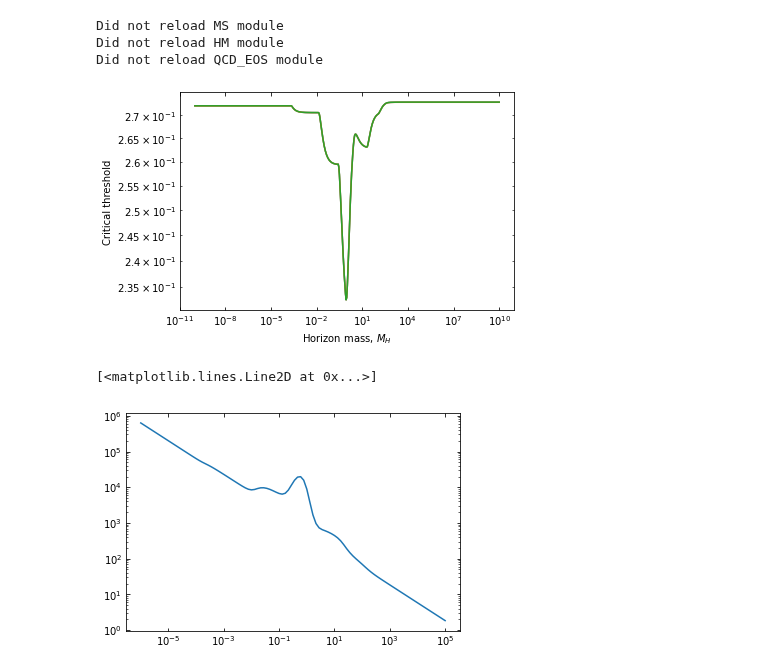
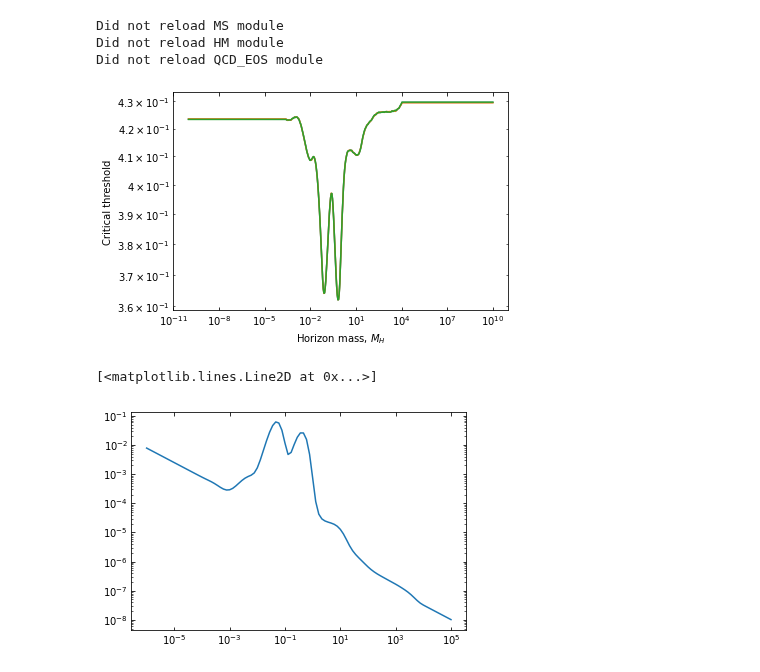
Before and after one commit to jbmertens/criticalcollapse, a Jupyter notebook: PBH_massfraction.ipynb, the cells around one changed output. Drawn from its saved outputs; the diff is of its cells as text; code cells hidden in the pictures.

```diff
--- a/PBH_massfraction.ipynb
+++ b/PBH_massfraction.ipynb
@@ -44,37 +44,37 @@ Did not reload HM module
 Did not reload QCD_EOS module
 # %%
 #obtaining deltac and density values
-combineddata = np.loadtxt("critical_point_bounds.dat")
+combineddata = np.loadtxt("updated_critical_data_wonethird.dat")
 
 combineddata = combineddata[combineddata[:, 0].argsort()]
 deltac = (combineddata[:,1] + combineddata[:,2]) / 2
 deltac_up = combineddata[:,1]
 deltac_low = combineddata[:,2]
 rho = combineddata[:,0]
 
 T = qcd.TofRho(rho)
 Mhorizon = qcd.MH(T)
 
 Order = Mhorizon.argsort()
 Mhorizon = Mhorizon[Order]
 deltac = deltac[Order]
 deltac = interp.InterpolatedUnivariateSpline(Mhorizon, deltac, ext = 3)
 deltac_up = deltac_up[Order]
 deltac_up = interp.InterpolatedUnivariateSpline(Mhorizon, deltac_up, ext = 3)
 deltac_low = deltac_low[Order]
 deltac_low = interp.InterpolatedUnivariateSpline(Mhorizon, deltac_low, ext = 3)
 
 MH_grid = np.logspace(-10,10,500)
 
 plt.loglog(MH_grid, deltac(MH_grid))
 plt.loglog(MH_grid, deltac_up(MH_grid))
 plt.loglog(MH_grid, deltac_low(MH_grid))
 plt.xlabel("Horizon mass, $M_H$");
 plt.ylabel("Critical threshold");
 # %% [output]
-[figure, old version]
+[figure, new version]
 # %%
-# explicitly write mu in integrand, initializing variables in eq. 26. Once proper unit conversions are found, Mhorizon and Meq will need to be changed. Sigma and gamma will later be made more rigerous
+#Sigma and gamma will later be made more rigerous
 
 omegaCDM = 0.2589
 sigmasquared = 0.003
@@ -101,4 +101,4 @@ plt.loglog(Ms, points)
 # print("$Omega_{CDM}$ is", OmegaCDM)
 # %% [output]
 [<matplotlib.lines.Line2D at 0x...>]
-[figure, old version]
+[figure, new version]
```
Also changed, not shown: 4 other files.
